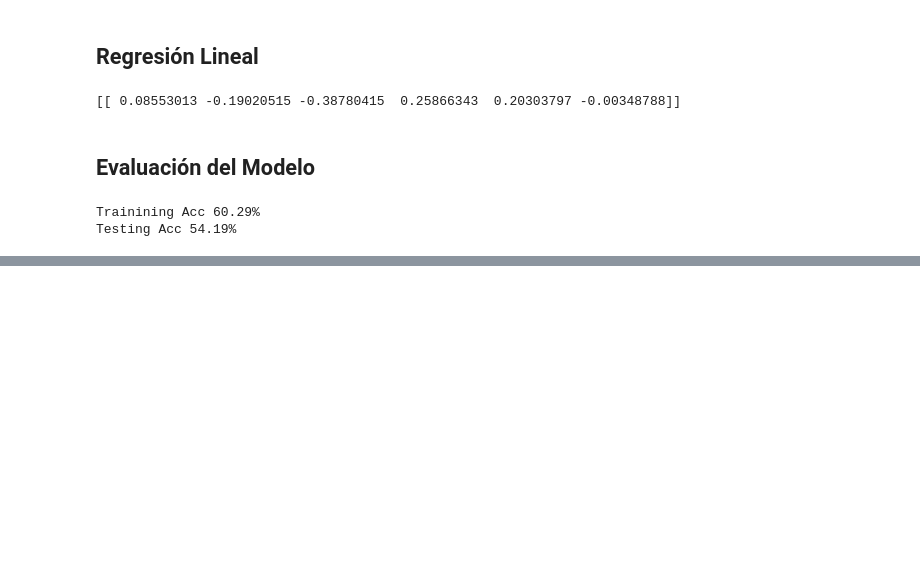
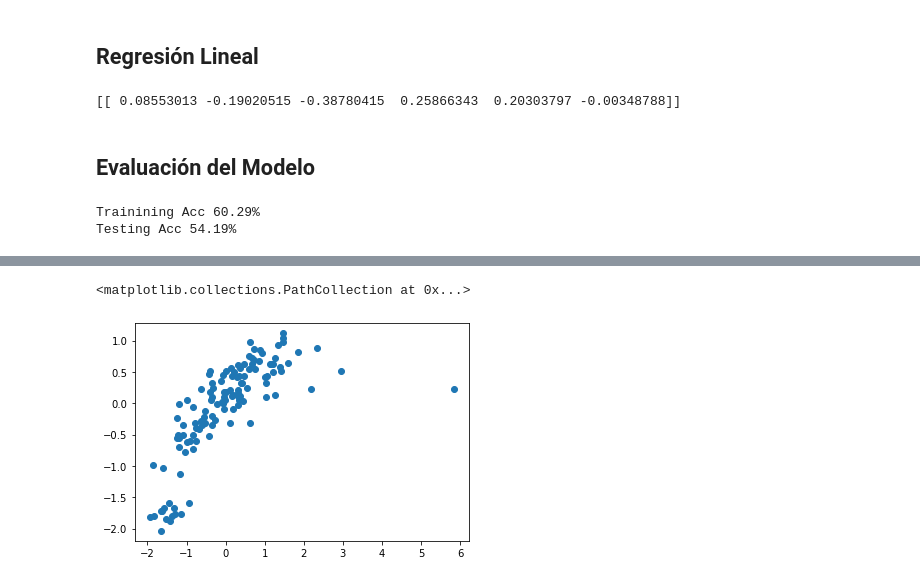
Before and after one commit to mercyarrobov/-NRC_6292-MercyArrobo_Lab3, a Jupyter notebook: [NRC_6292]MercyArrobo_Lab3.ipynb, the cells around one changed output, grey strips where cells are left out. Saved outputs shown, nothing was run; the diff lists cells and outputs as text; code cells hidden in the pictures; blank space fills up the shorter version.

```diff
--- a/[NRC_6292]MercyArrobo_Lab3.ipynb
+++ b/[NRC_6292]MercyArrobo_Lab3.ipynb
@@ -238,0 +244,6 @@ df
+# %%
+#Grafica de la prueba y la predición
+plt.scatter(y_test,y_predict)
+# %% [output]
+<matplotlib.collections.PathCollection at 0x...>
+[figure, added]
```
Also changed, not shown: parts of 31 cells of this notebook.
